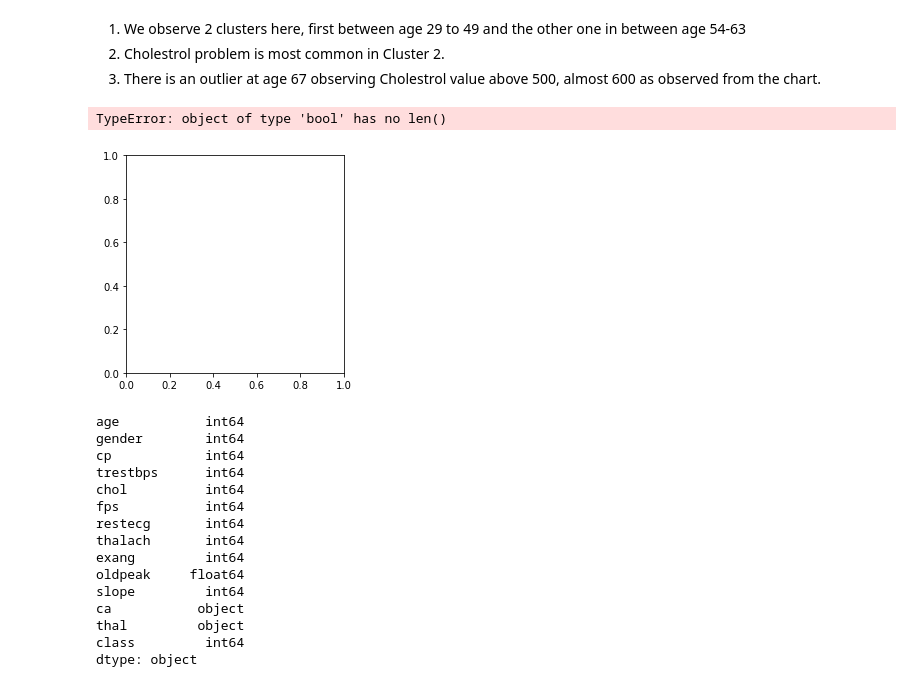
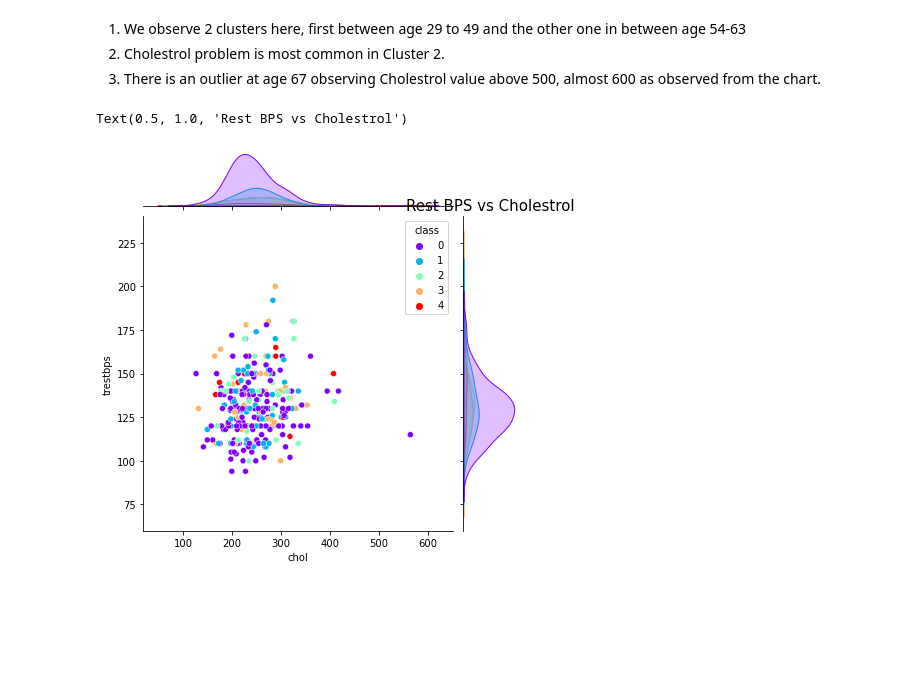
Before and after one commit to ankurkaiser/Clevelanda, a Jupyter notebook: Clevelanda.ipynb, the cells around one changed output. Drawn from its saved outputs; the diff is of its cells as text; code cells hidden in the pictures; blank space fills up the shorter version.

```diff
--- a/Clevelanda.ipynb
+++ b/Clevelanda.ipynb
@@ -135,26 +135,9 @@ Text(0.5, 1.0, 'Cholestrol vs Age')
 1. We observe 2 clusters here, first between age 29 to 49 and the other one in between age 54-63
 2. Cholestrol problem is most common in Cluster 2.
 3. There is an outlier at  age 67 observing Cholestrol value above 500, almost 600 as observed from the chart.
-# %%
-plt.pie(x=data['chol'],labels=data['gender'],colors='Set3',explode=True)
-# %% [output]
-TypeError: object of type 'bool' has no len()
-[figure, removed]
-# %%
-data.dtypes
-# %% [output]
-age           int64
-gender        int64
-cp            int64
-trestbps      int64
-chol          int64
-fps           int64
-restecg       int64
-thalach       int64
-exang         int64
-oldpeak     float64
-slope         int64
-ca           object
-thal         object
-class         int64
-dtype: object
+# %%
+sns.jointplot(data=data,x='chol',y='trestbps',hue='class',kind='scatter',palette='rainbow')
+plt.title("Rest BPS vs Cholestrol",fontsize=15)
+# %% [output]
+Text(0.5, 1.0, 'Rest BPS vs Cholestrol')
+[figure, added]
```
Also changed, not shown: parts of 15 cells of this notebook.
